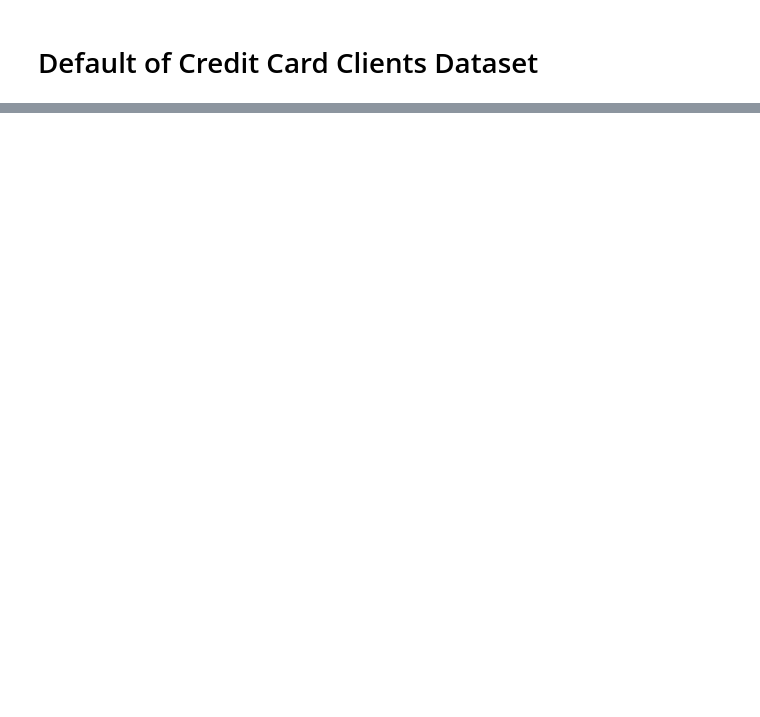
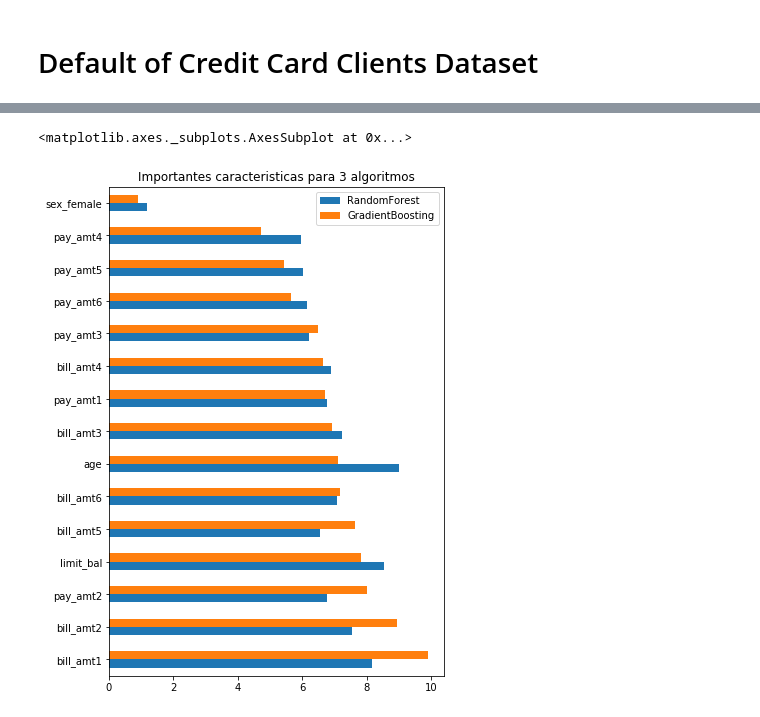
Before and after one commit to filipeoliveirabr/default-credit, a Jupyter notebook: Default of Credit.ipynb, the cells around one changed output, grey strips where cells are left out. Cells and saved outputs as stored; diff of their text form; code cells hidden in the pictures; blank space fills up the shorter version.

```diff
--- a/Default of Credit.ipynb
+++ b/Default of Credit.ipynb
@@ -81,0 +29,11 @@ print( describe_factor(df["EDUCATION"] ))
+# %%
+df['sex'] = df['sex'].map({2:'female', 1:'male'})
+df['marriage'] = df['marriage'].map({1:'married', 2:'single', 3:'other', 0: 'other'})
+df['education'] = df['education'].map({1:'graduate school', 2:'university', 3:'high school', 4:'others', 5:'unknown', 6:'unknown', 0:'unknown'})
+
+df['pay_0'] = df['pay_0'].astype(str)
+df['pay_2'] = df['pay_2'].astype(str)
+df['pay_3'] = df['pay_3'].astype(str)
+df['pay_4'] = df['pay_4'].astype(str)
+
+df.head()
@@ -81,0 +163,11 @@ print( describe_factor(df["EDUCATION"] ))
+# %%
+fi = feature_importance
+
+fi.index = features
+fi = fi.head(15) #15 mais importantes caracteristicas
+fi = fi.sort_values('GradientBoosting', ascending=False)
+fi = (fi / fi.sum(axis=0)) * 100
+fi.plot.barh(title = 'Importantes caracteristicas para 3 algoritmos', figsize = (6,9))
+# %% [output]
+<matplotlib.axes._subplots.AxesSubplot at 0x...>
+[figure, added]
```
Also changed, not shown: parts of 21 cells of this notebook.
